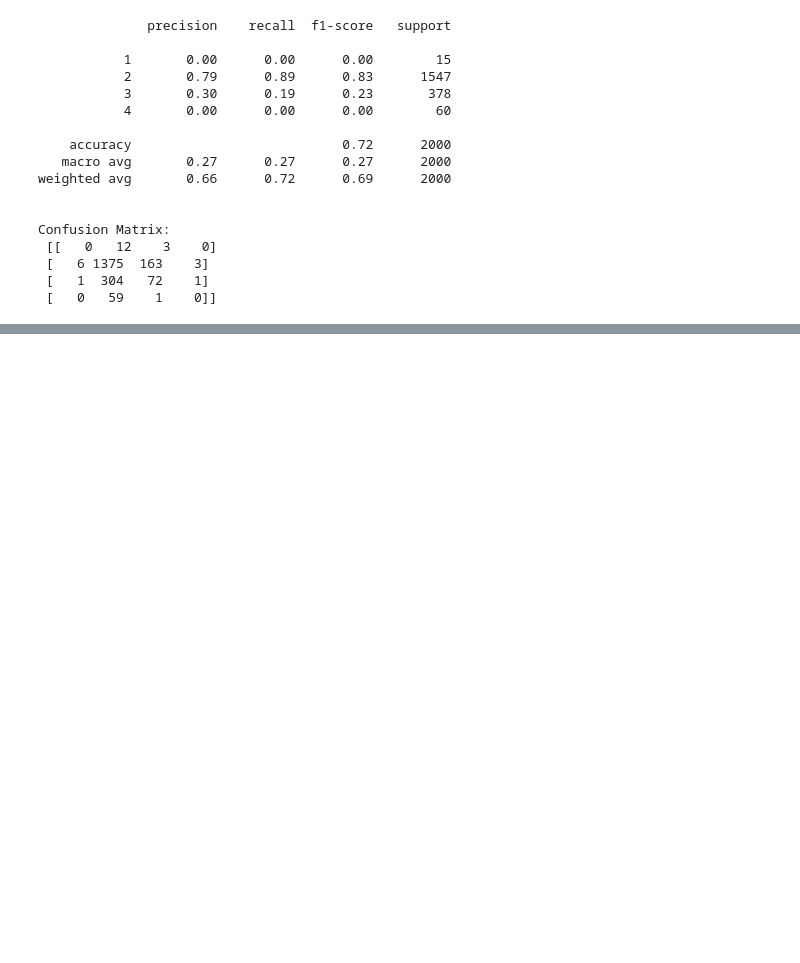
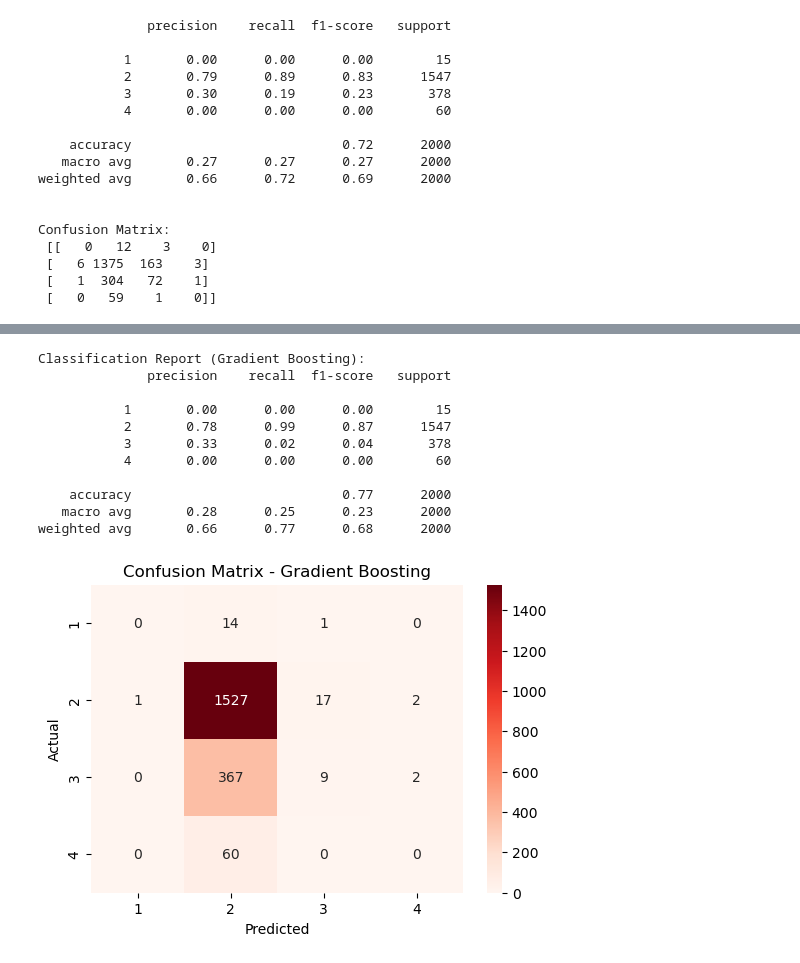
Before and after one commit to TiarnanTuite/traffic_accident_analysis, a Jupyter notebook: notebooks/04_machine_learning.ipynb, the cells around one changed output, grey strips where cells are left out. Drawn from its saved outputs; the diff is of its cells as text; code cells hidden in the pictures; blank space fills up the shorter version.

Commit message:
gradient boosting tested

```diff
--- a/notebooks/04_machine_learning.ipynb
+++ b/notebooks/04_machine_learning.ipynb
@@ -245,0 +257,37 @@ plt.show()
+# %%
+from sklearn.ensemble import GradientBoostingClassifier
+
+# Train Gradient Boosting
+gb_model = GradientBoostingClassifier(n_estimators=200, learning_rate=0.1, max_depth=3, random_state=42)
+gb_model.fit(X_train_small, y_train_small)
+
+# Predictions
+y_pred_gb = gb_model.predict(X_test_small)
+
+# Evaluation
+print("Classification Report (Gradient Boosting):")
+print(classification_report(y_test_small, y_pred_gb))
+
+# Confusion Matrix
+cm = confusion_matrix(y_test_small, y_pred_gb)
+
+# heatmap for better visualization
+plt.figure(figsize=(6,4))
+sns.heatmap(cm, annot=True, fmt="d", cmap="Reds", xticklabels=[1,2,3,4], yticklabels=[1,2,3,4])
+plt.xlabel("Predicted")
+plt.ylabel("Actual")
+plt.title("Confusion Matrix - Gradient Boosting")
+plt.show()
+# %% [output]
+Classification Report (Gradient Boosting):
+              precision    recall  f1-score   support
+
+           1       0.00      0.00      0.00        15
+           2       0.78      0.99      0.87      1547
+           3       0.33      0.02      0.04       378
+           4       0.00      0.00      0.00        60
+
+    accuracy                           0.77      2000
+   macro avg       0.28      0.25      0.23      2000
+weighted avg       0.66      0.77      0.68      2000
+[figure, added]
```
Also changed, not shown: parts of 5 cells of this notebook.
